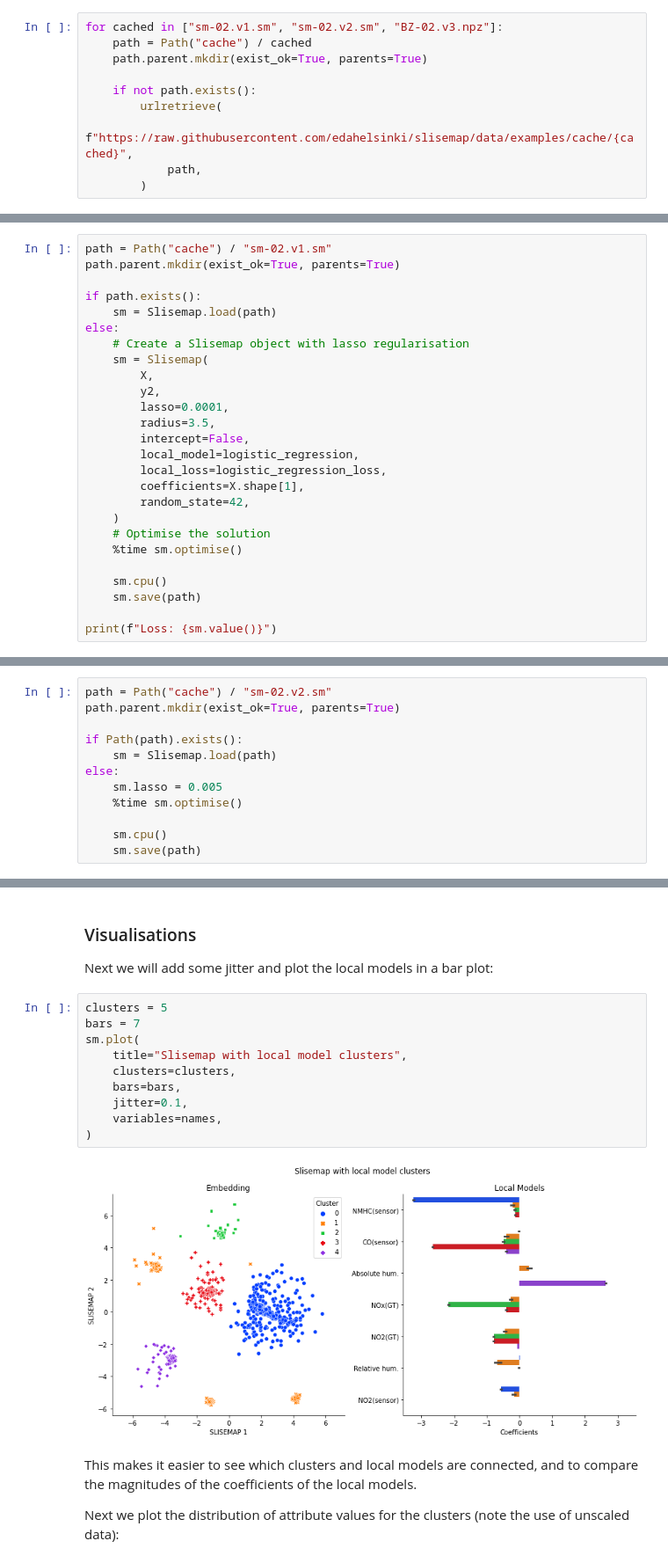
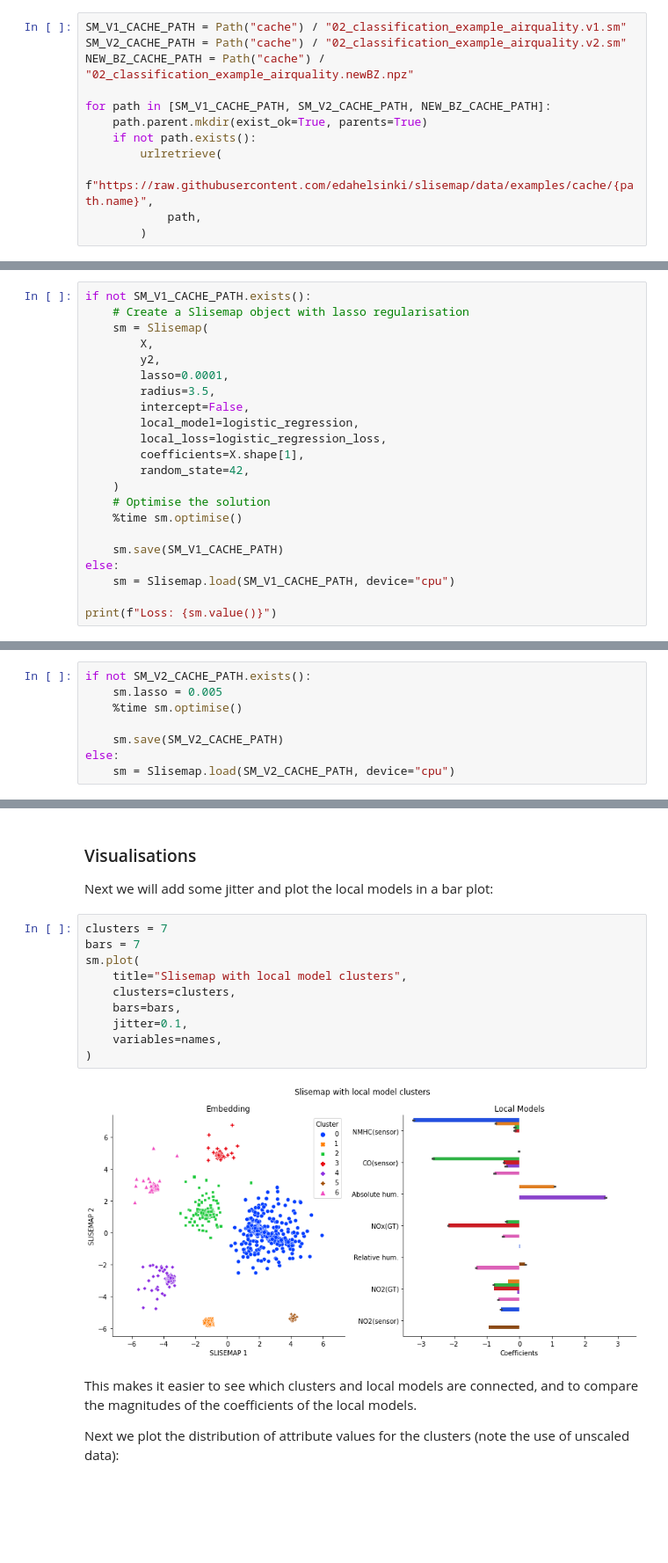
Before and after one commit to edahelsinki/slisemap, a Jupyter notebook: examples/02_classification_example_airquality.ipynb, the cells around one changed output, grey strips where cells are left out. Shown: that part at 88% size. Cells and saved outputs as stored; diff of their text form; blank space fills up the shorter version.

Commit message:
Style improvements to the examples

```diff
--- a/examples/02_classification_example_airquality.ipynb
+++ b/examples/02_classification_example_airquality.ipynb
@@ -34,13 +34,15 @@ These are the objectives of this notebook:
 
 To reduce execution times, we provide dumps of pretrained Slisemap models. If you want to train them yourself instead, please comment out the following lines and remove the `cache` directory in this `examples` folder.
 # %%
-for cached in ["sm-02.v1.sm", "sm-02.v2.sm", "BZ-02.v3.npz"]:
-    path = Path("cache") / cached
+SM_V1_CACHE_PATH = Path("cache") / "02_classification_example_airquality.v1.sm"
+SM_V2_CACHE_PATH = Path("cache") / "02_classification_example_airquality.v2.sm"
+NEW_BZ_CACHE_PATH = Path("cache") / "02_classification_example_airquality.newBZ.npz"
+
+for path in [SM_V1_CACHE_PATH, SM_V2_CACHE_PATH, NEW_BZ_CACHE_PATH]:
     path.parent.mkdir(exist_ok=True, parents=True)
-
     if not path.exists():
         urlretrieve(
-            f"https://raw.githubusercontent.com/edahelsinki/slisemap/data/examples/cache/{cached}",
+            f"https://raw.githubusercontent.com/edahelsinki/slisemap/data/examples/cache/{path.name}",
             path,
         )
 # %% [markdown]
@@ -119,12 +121,7 @@ X, X_test, y2, y_test, X0, _ = train_test_split(
 # %% [markdown]
 Now we create a Slisemap object (without an intercept) and optimise the solution. Since this example takes a while to optimise, we instead load a precalculated Slisemap object from disk.
 # %%
-path = Path("cache") / "sm-02.v1.sm"
-path.parent.mkdir(exist_ok=True, parents=True)
-
-if path.exists():
-    sm = Slisemap.load(path)
-else:
+if not SM_V1_CACHE_PATH.exists():
     # Create a Slisemap object with lasso regularisation
     sm = Slisemap(
         X,
@@ -140,8 +137,9 @@ else:
     # Optimise the solution
     %time sm.optimise()
 
-    sm.cpu()
-    sm.save(path)
+    sm.save(SM_V1_CACHE_PATH)
+else:
+    sm = Slisemap.load(SM_V1_CACHE_PATH, device="cpu")
 
 print(f"Loss: {sm.value()}")
 # %% [output]
@@ -158,15 +156,3 @@ sm.plot(title="Slisemap with Air Quality data", variables=names)
 [figure]
 # %% [markdown]
 This is beacuse we used quite weak regularisation. We can increase the regularisation strength without creating a new `Slisemap` object (remember to re-optimise):
-# %%
-path = Path("cache") / "sm-02.v2.sm"
-path.parent.mkdir(exist_ok=True, parents=True)
-
-if Path(path).exists():
-    sm = Slisemap.load(path)
-else:
-    sm.lasso = 0.005
-    %time sm.optimise()
-
-    sm.cpu()
-    sm.save(path)
@@ -175,0 +159,8 @@ Wall time: 4min 12s
+# %%
+if not SM_V2_CACHE_PATH.exists():
+    sm.lasso = 0.005
+    %time sm.optimise()
+
+    sm.save(SM_V2_CACHE_PATH)
+else:
+    sm = Slisemap.load(SM_V2_CACHE_PATH, device="cpu")
@@ -184,17 +178,17 @@ Now the local models are more sparse (more coefficients are zero). This makes th
 
 Next we will add some jitter and plot the local models in a bar plot:
 # %%
-clusters = 5
+clusters = 7
 bars = 7
 sm.plot(
     title="Slisemap with local model clusters",
     clusters=clusters,
     bars=bars,
     jitter=0.1,
     variables=names,
 )
 # %% [output]
-[figure, old version]
+[figure, new version]
 # %% [markdown]
 This makes it easier to see which clusters and local models are connected, and to compare the magnitudes of the coefficients of the local models.
 
```
Also changed, not shown: parts of 6 cells of this notebook, 1 other file.
